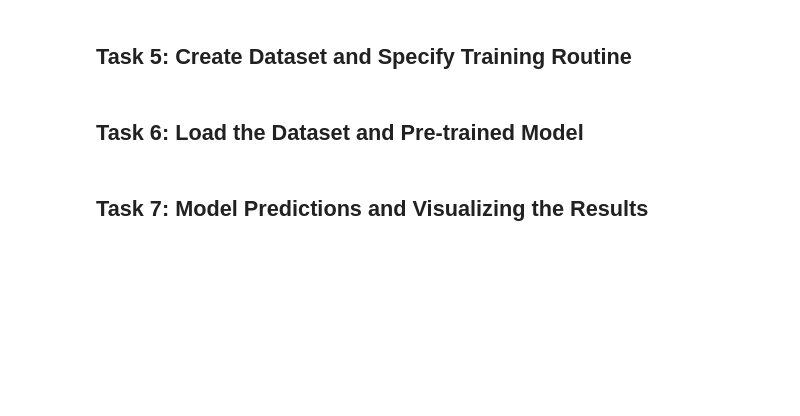
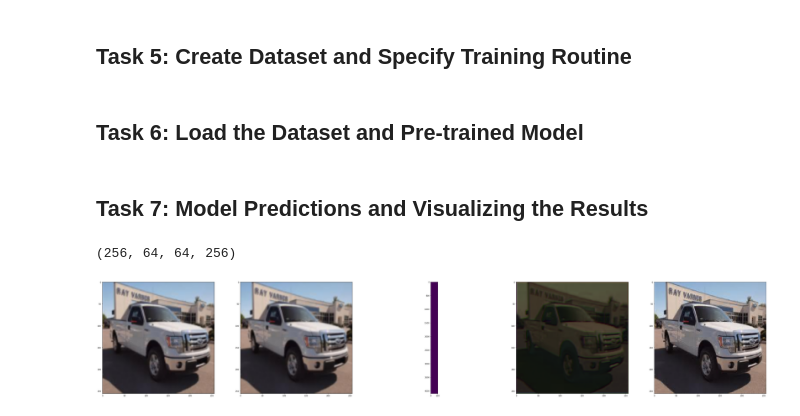
Before and after one commit to Shashank-Shukla/Image_Super_Resolution_AutoEncoder, a Jupyter notebook: Image_Super_Resolution.ipynb, the cells around one changed output. Cells and saved outputs as stored; diff of their text form; code cells hidden in the pictures; blank space fills up the shorter version.

```diff
--- a/Image_Super_Resolution.ipynb
+++ b/Image_Super_Resolution.ipynb
@@ -168,5 +168,40 @@ def train_batches(just_load_dataset=False):
     return x_train_n2, x_train_down2
 # %% [markdown]
 ## Task 6: Load the Dataset and Pre-trained Model
+# %%
+x_train_hirez, x_train_lowrez = train_batches(just_load_dataset=True)
+# %%
+autoencoder.load_weights('data/sr.img_net.mse.final_model5.no_patch.weights.best.hdf5')
 # %% [markdown]
 ## Task 7: Model Predictions and Visualizing the Results
+# %%
+encoder.load_weights('data/encoder_weights.hdf5')
+encoded_imgs = encoder.predict(x_train_lowrez)
+# %%
+encoded_imgs.shape
+# %% [output]
+(256, 64, 64, 256)
+# %%
+super_rez1 = np.clip(autoencoder.predict(x_train_lowrez),0.0,1.0)
+# %%
+# Plotting the images
+image_id = np.random.randint(0,256)
+plt.figure(figsize=(128,128))
+i=1
+ax=plt.subplot(10,10,i)
+plt.imshow(x_train_lowrez[image_id])
+i += 1
+ax=plt.subplot(10,10,i)
+plt.imshow(x_train_lowrez[image_id], interpolation='bicubic')
+i += 1
+ax=plt.subplot(10,10,i)
+plt.imshow(encoded_imgs[image_id].reshape((64*64,256)))
+i += 1
+ax=plt.subplot(10,10,i)
+plt.imshow(super_rez1[image_id])
+i += 1
+ax=plt.subplot(10,10,i)
+plt.imshow(x_train_hirez[image_id])
+plt.show()
+# %% [output]
+[figure, added]
```
